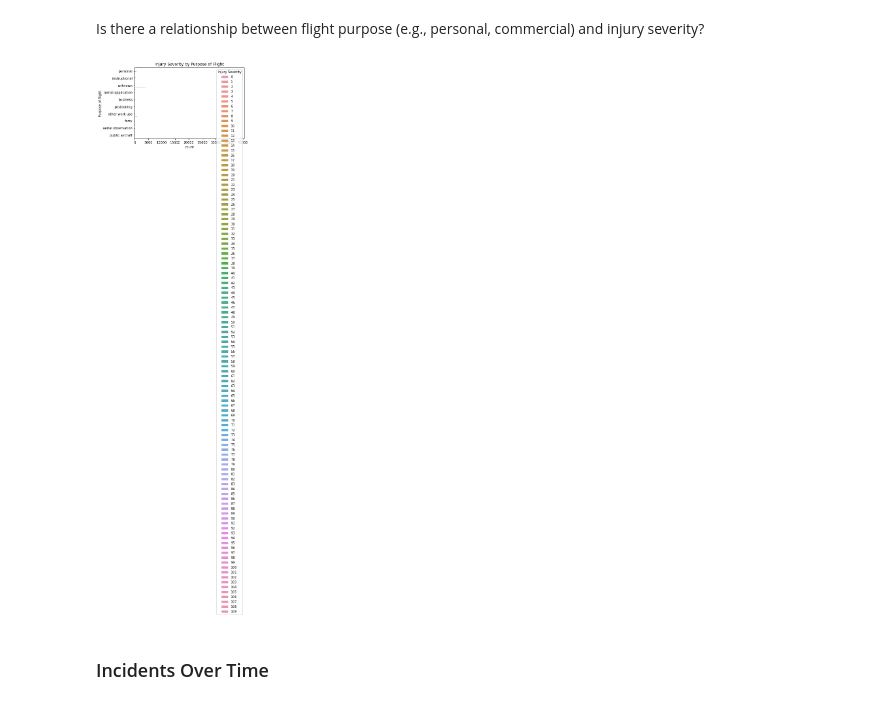
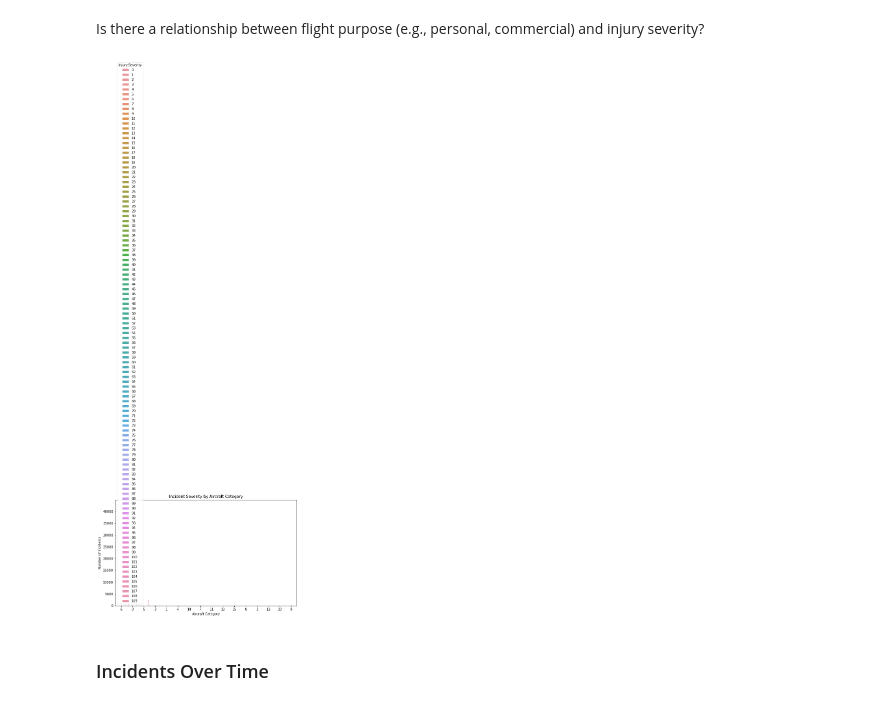
Before and after one commit to BMwihia/aviation-accidents-analysis, a Jupyter notebook: aviation_accident_analysis-benson.ipynb, the cells around one changed output. Cells and saved outputs as stored; diff of their text form; code cells hidden in the pictures.

Commit message:
Cleaning and optimizing my data.

```diff
--- a/aviation_accident_analysis-benson.ipynb
+++ b/aviation_accident_analysis-benson.ipynb
@@ -206,13 +278,15 @@ plt.show()
 # %% [markdown]
 Is there a relationship between flight purpose (e.g., personal, commercial) and injury severity?
 # %%
-sns.countplot(data=df, y='Purpose.of.flight', hue='Injury.Severity', order=df['Purpose.of.flight'].value_counts().index[:10])
-plt.title('Injury Severity by Purpose of Flight')
-plt.legend(title='Injury Severity')
+plt.figure(figsize=(10, 6))
+sns.countplot(data=df, x='Aircraft.Category', hue='Injury.Severity', order=df['Aircraft.Category'].value_counts().index)
+plt.title('Incident Severity by Aircraft Category')
+plt.xlabel('Aircraft Category')
+plt.ylabel('Number of Incidents')
 plt.tight_layout()
 plt.show()
 # %% [output]
-[figure, old version]
+[figure, new version]
 # %% [markdown]
 ### Incidents Over Time
 # %% [markdown]
```
Also changed, not shown: parts of 4 cells of this notebook.
